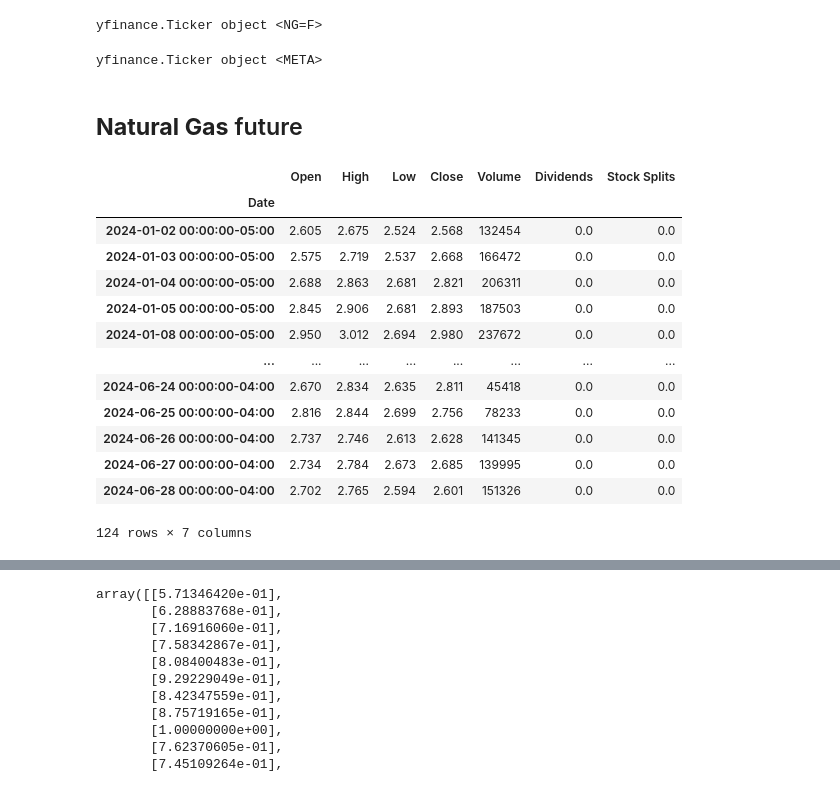
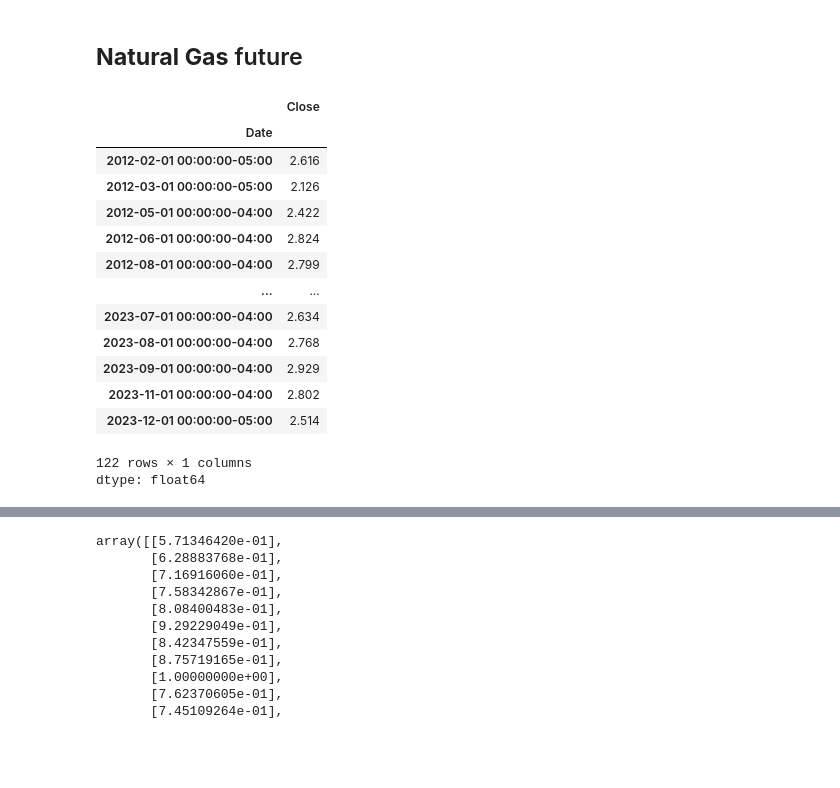
Before and after one commit to Michelleagl/Series_de_Tiempo, a Jupyter notebook: series_de_tiempo.ipynb, the cells around one changed output, grey strips where cells are left out. Cells and saved outputs as stored; diff of their text form; code cells hidden in the pictures; blank space fills up the shorter version.

```diff
--- a/series_de_tiempo.ipynb
+++ b/series_de_tiempo.ipynb
@@ -9,36 +9,27 @@ import yfinance as yf
 from sklearn.preprocessing import MinMaxScaler
 from tensorflow.keras.models import Sequential
 from tensorflow.keras.layers import Dense, LSTM, Dropout, GRU
-# %%
-NatGas = yf.Ticker('NG=F')
-NatGas
-# %% [output]
-yfinance.Ticker object <NG=F>
-# %%
-META = yf.Ticker('META')
-META
-# %% [output]
-yfinance.Ticker object <META>
 # %% [markdown]
 ## **Natural Gas** future
 # %%
 futuro = 'NG=F'
 ticker = yf.Ticker(futuro)
-hist = ticker.history(start= '2024-01-01', end= '2024-06-30')
+hist = ticker.history(start= '2012-01-01', end= '2024-01-01', interval='1mo')['Close']
 
 hist
 # %% [output]
-|  | Open | High | Low | Close | Volume | Dividends | Stock Splits |
-| Date |  |  |  |  |  |  |  |
-| 2024-01-02 00:00:00-05:00 | 2.605 | 2.675 | 2.524 | 2.568 | 132454 | 0.0 | 0.0 |
-| 2024-01-03 00:00:00-05:00 | 2.575 | 2.719 | 2.537 | 2.668 | 166472 | 0.0 | 0.0 |
-| 2024-01-04 00:00:00-05:00 | 2.688 | 2.863 | 2.681 | 2.821 | 206311 | 0.0 | 0.0 |
-| 2024-01-05 00:00:00-05:00 | 2.845 | 2.906 | 2.681 | 2.893 | 187503 | 0.0 | 0.0 |
-| 2024-01-08 00:00:00-05:00 | 2.950 | 3.012 | 2.694 | 2.980 | 237672 | 0.0 | 0.0 |
-| ... | ... | ... | ... | ... | ... | ... | ... |
-| 2024-06-24 00:00:00-04:00 | 2.670 | 2.834 | 2.635 | 2.811 | 45418 | 0.0 | 0.0 |
-| 2024-06-25 00:00:00-04:00 | 2.816 | 2.844 | 2.699 | 2.756 | 78233 | 0.0 | 0.0 |
-| 2024-06-26 00:00:00-04:00 | 2.737 | 2.746 | 2.613 | 2.628 | 141345 | 0.0 | 0.0 |
-| 2024-06-27 00:00:00-04:00 | 2.734 | 2.784 | 2.673 | 2.685 | 139995 | 0.0 | 0.0 |
-| 2024-06-28 00:00:00-04:00 | 2.702 | 2.765 | 2.594 | 2.601 | 151326 | 0.0 | 0.0 |
+|  | Close |
+| Date |  |
+| 2012-02-01 00:00:00-05:00 | 2.616 |
+| 2012-03-01 00:00:00-05:00 | 2.126 |
+| 2012-05-01 00:00:00-04:00 | 2.422 |
+| 2012-06-01 00:00:00-04:00 | 2.824 |
+| 2012-08-01 00:00:00-04:00 | 2.799 |
+| ... | ... |
+| 2023-07-01 00:00:00-04:00 | 2.634 |
+| 2023-08-01 00:00:00-04:00 | 2.768 |
+| 2023-09-01 00:00:00-04:00 | 2.929 |
+| 2023-11-01 00:00:00-04:00 | 2.802 |
+| 2023-12-01 00:00:00-05:00 | 2.514 |
-124 rows × 7 columns
+122 rows × 1 columns
+dtype: float64
```
Also changed, not shown: parts of 11 cells of this notebook.
